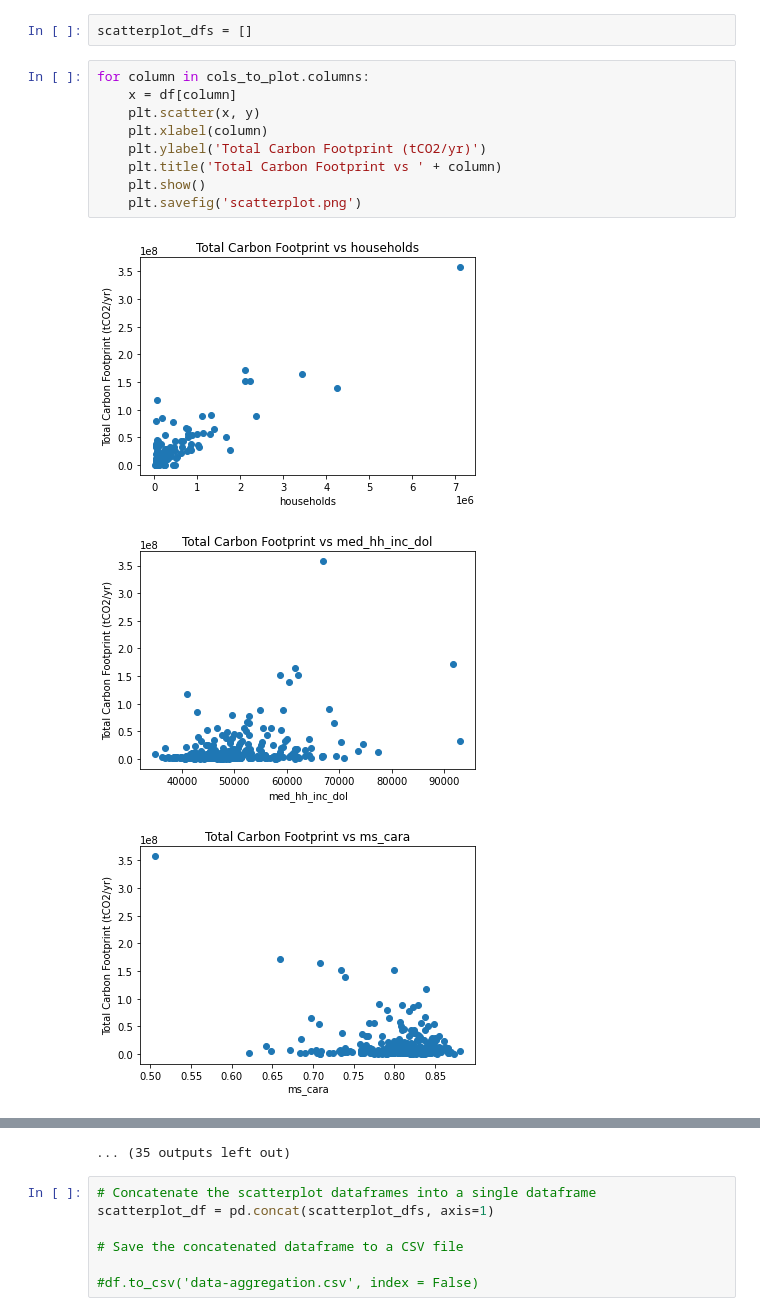
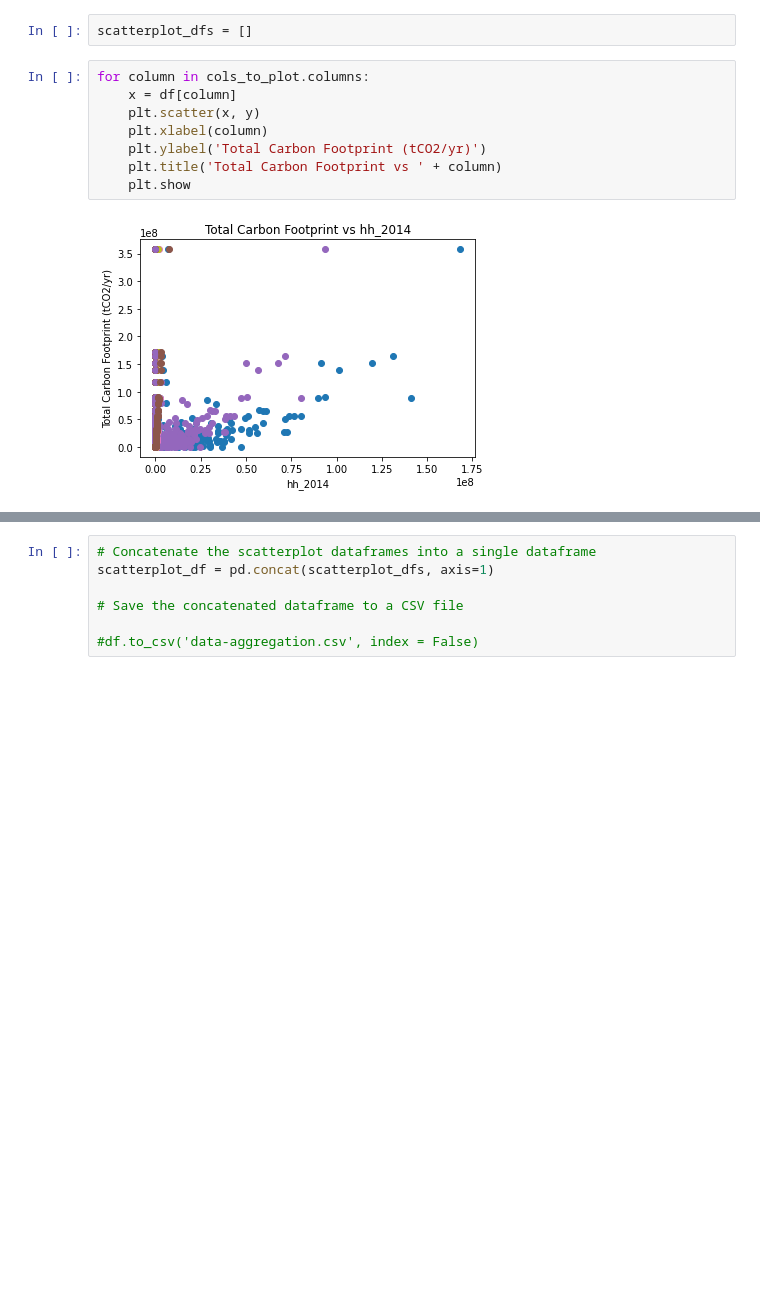
Before and after one commit to narslab/msa-emission-typologies, a Jupyter notebook: bin/jupyter/explanatory-plots.ipynb, the cells around one changed output, grey strips where cells are left out. Cells and saved outputs as stored; diff of their text form; blank space fills up the shorter version.

```diff
--- a/bin/jupyter/explanatory-plots.ipynb
+++ b/bin/jupyter/explanatory-plots.ipynb
@@ -66,13 +66,10 @@ scatterplot_dfs = []
 # %%
 for column in cols_to_plot.columns:
     x = df[column]
     plt.scatter(x, y)
     plt.xlabel(column)
     plt.ylabel('Total Carbon Footprint (tCO2/yr)')
     plt.title('Total Carbon Footprint vs ' + column)
-    plt.show()
-    plt.savefig('scatterplot.png')
+    plt.show
 # %% [output]
-[figure, old version]
+[figure, new version]
-[figure, removed]
-[figure, removed]
@@ -88,4 +76,3 @@ for column in cols_to_plot.columns:
-... (35 outputs left out)
 # %%
 # Concatenate the scatterplot dataframes into a single dataframe
 scatterplot_df = pd.concat(scatterplot_dfs, axis=1)
```
Also changed, not shown: parts of 2 cells of this notebook.
